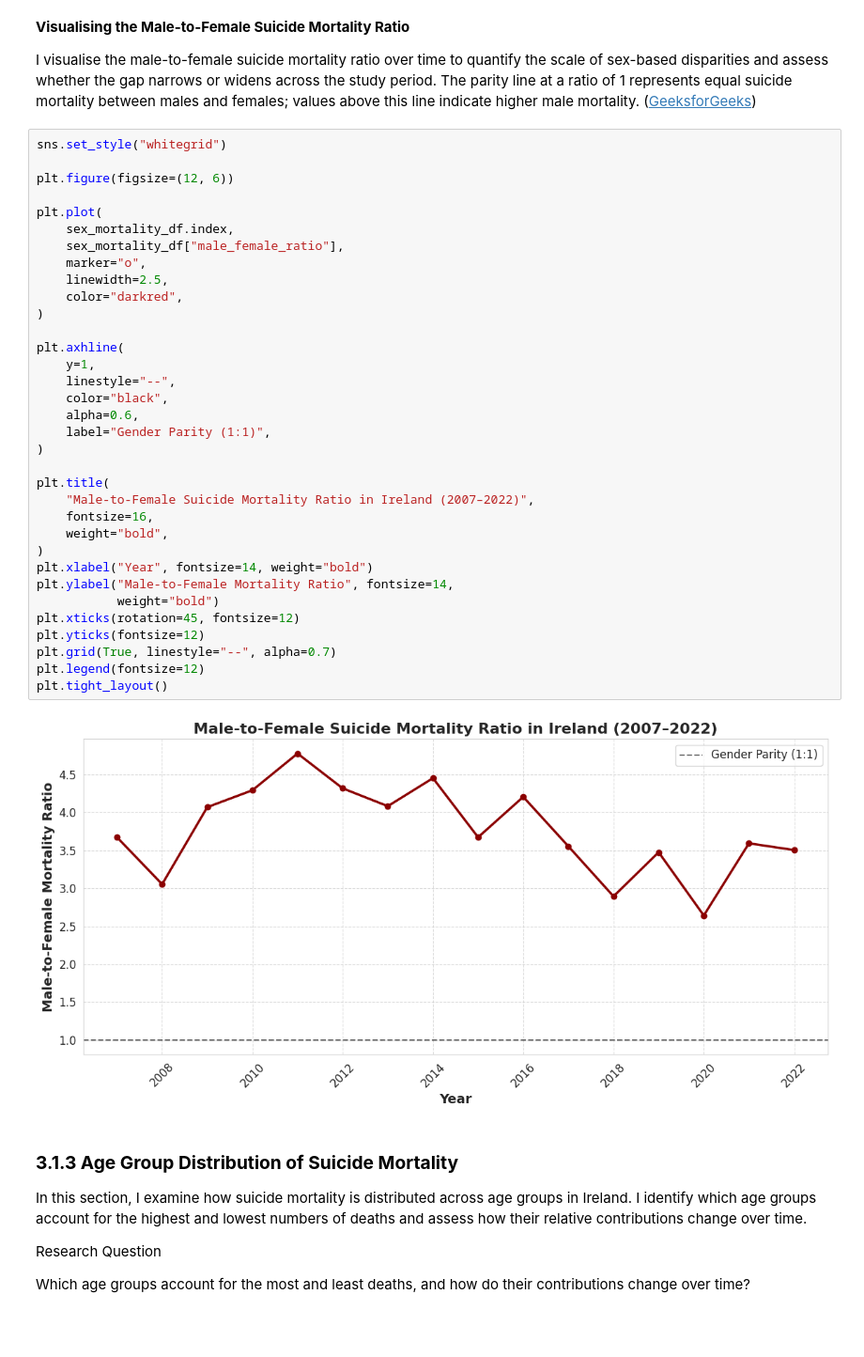
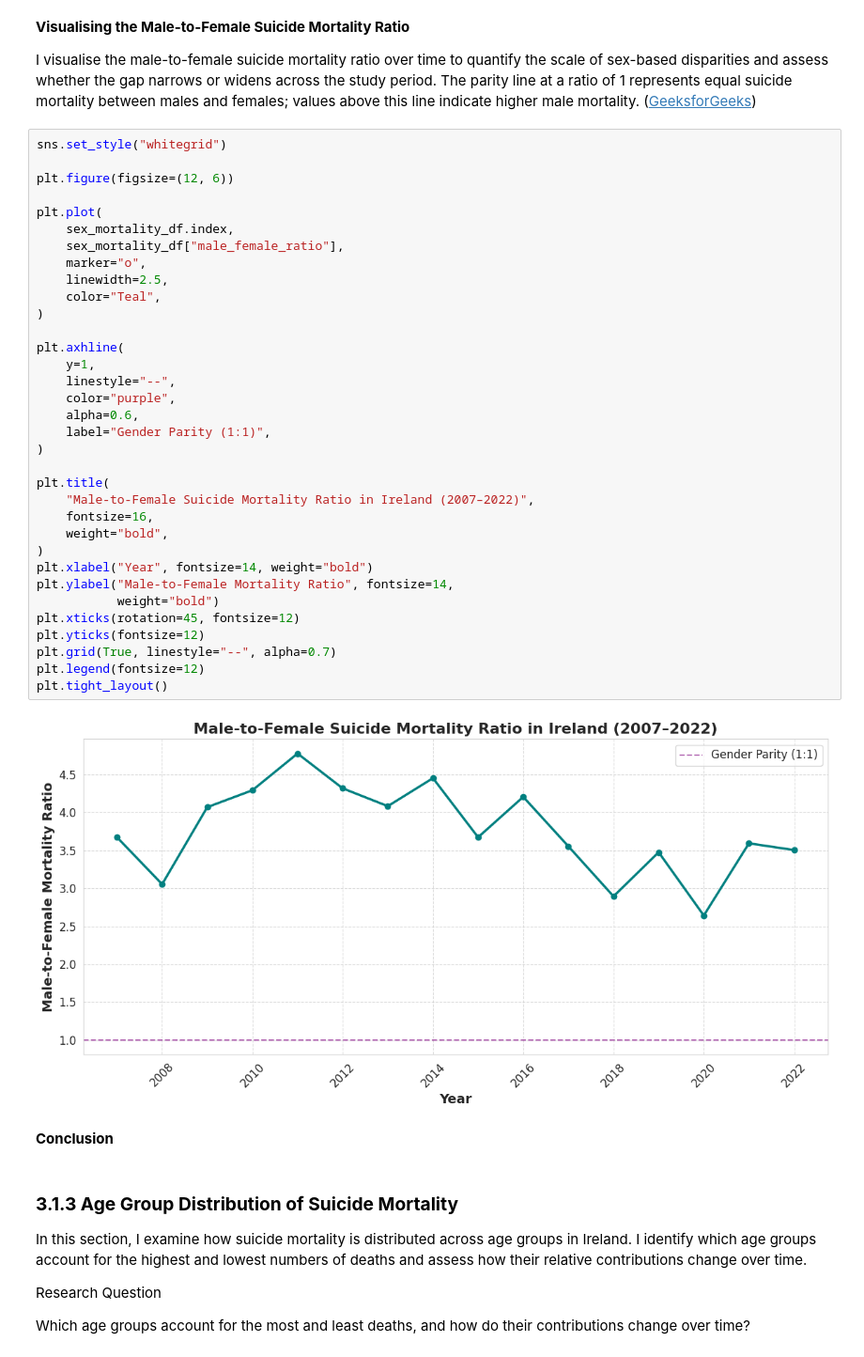
Before and after one commit to NibnabCodes/pfda_project, a Jupyter notebook: analysis.ipynb, the cells around one changed output. Shown at 94% size. Drawn from its saved outputs; the diff is of its cells as text; blank space fills up the shorter version.

```diff
--- a/analysis.ipynb
+++ b/analysis.ipynb
@@ -951,36 +957,38 @@ sns.set_style("whitegrid")
 plt.figure(figsize=(12, 6))
 
 plt.plot(
     sex_mortality_df.index,
     sex_mortality_df["male_female_ratio"],
     marker="o",
     linewidth=2.5,
-    color="darkred",
+    color="Teal",
 )
 
 plt.axhline(
     y=1,
     linestyle="--",
-    color="black",
+    color="purple",
     alpha=0.6,
     label="Gender Parity (1:1)",
 )
 
 plt.title(
     "Male-to-Female Suicide Mortality Ratio in Ireland (2007–2022)",
     fontsize=16,
     weight="bold",
 )
 plt.xlabel("Year", fontsize=14, weight="bold")
 plt.ylabel("Male-to-Female Mortality Ratio", fontsize=14,
            weight="bold")
 plt.xticks(rotation=45, fontsize=12)
 plt.yticks(fontsize=12)
 plt.grid(True, linestyle="--", alpha=0.7)
 plt.legend(fontsize=12)
 plt.tight_layout()
 # %% [output]
-[figure, old version]
+[figure, new version]
+# %% [markdown]
+**Conclusion**
 # %% [markdown]
 ### **3.1.3 Age Group Distribution of Suicide Mortality**
 
```
Also changed, not shown: parts of 21 cells of this notebook.
